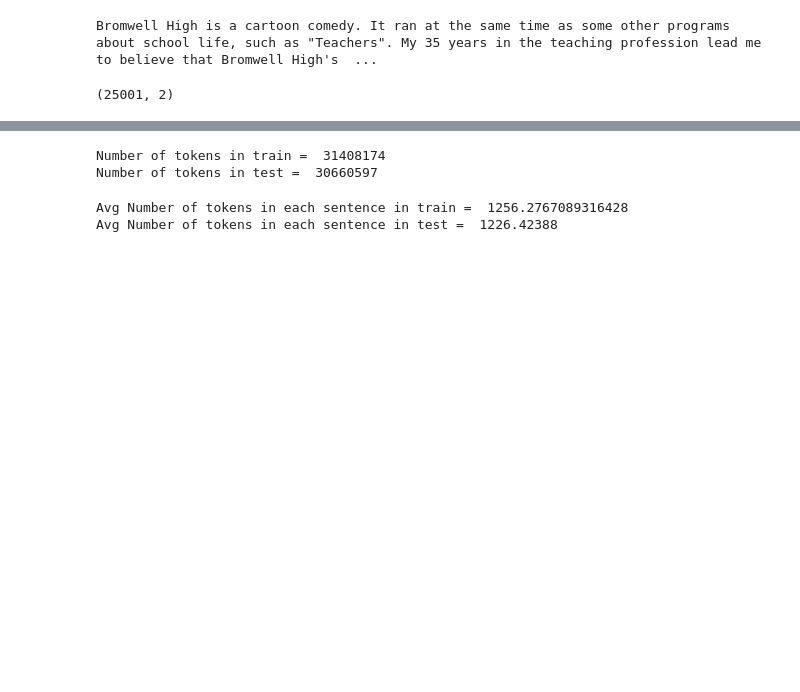
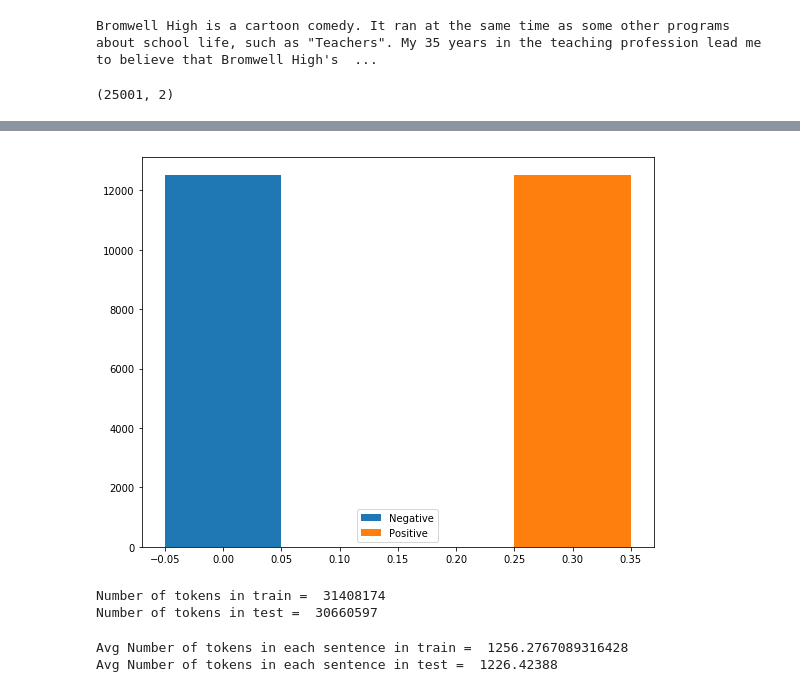
Before and after one commit to oya163/DataScience101, a Jupyter notebook: movie/movie_sentiment.ipynb, the cells around one changed output, grey strips where cells are left out. Cells and saved outputs as stored; diff of their text form; code cells hidden in the pictures; blank space fills up the shorter version.

```diff
--- a/movie/movie_sentiment.ipynb
+++ b/movie/movie_sentiment.ipynb
@@ -44,3 +44,29 @@ pd_train.head()
+# %%
+df_1 = pd_train.where(pd_train['label'] == 1).dropna().count()
+df_2 = pd_train.where(pd_train['label'] == 2).dropna().count()
+# %%
+'''
+    Total number of positive/negative
+'''
+
+import numpy as np
+import matplotlib.pyplot as plt
+# fig = plt.figure(figsize=(8,6))
+fig, ax = plt.subplots(figsize=(8,6))
+
+# pd_train.groupby('label').data.count().plot.bar(ylim=0)
+
+n_groups = 1
+index = np.arange(n_groups)
+
+ax.bar(index, df_1, width=0.1, label='Negative')
+ax.bar(index+0.3, df_2, width=0.1, label='Positive')
+
+ax.legend()
+fig.tight_layout()
+plt.show()
+# %% [output]
+[figure, added]
 # %%
 train_token_count = 0
 test_token_count = 0
```
Also changed, not shown: parts of 6 cells of this notebook.
